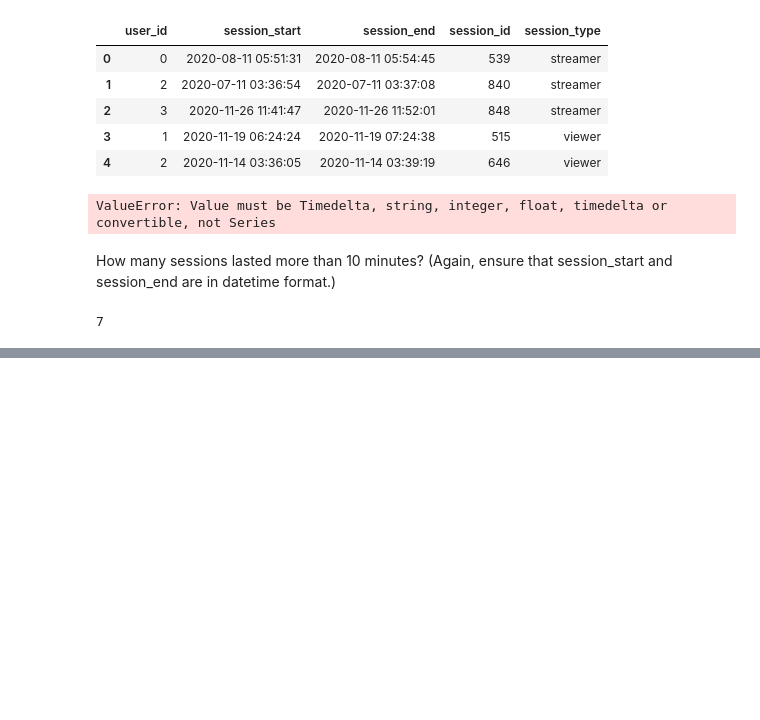
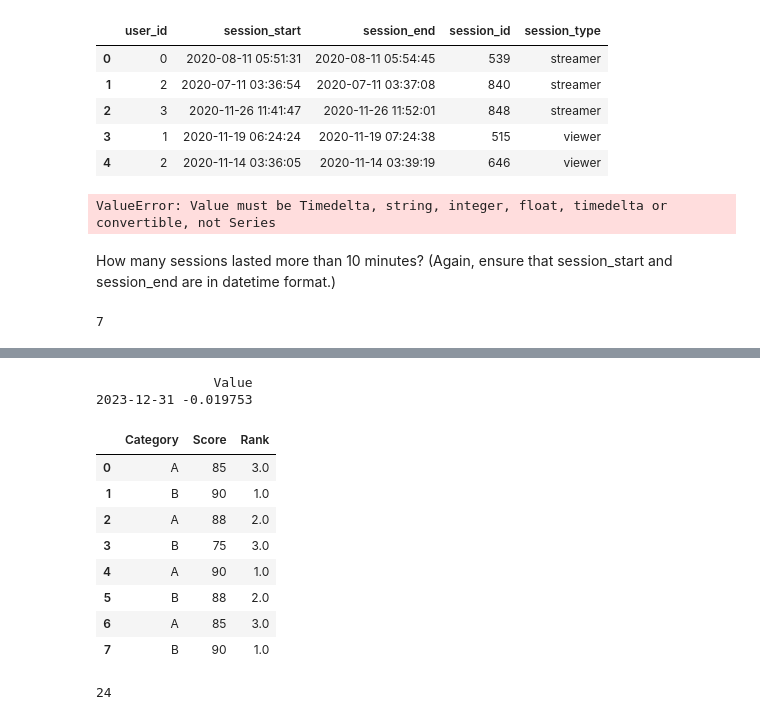
Before and after one commit to sandeepny441/transform_2023, a Jupyter notebook: pandas_repo/notebooks/stratascratch_1000/Uber/Untitled.ipynb, the cells around one changed output, grey strips where cells are left out. Drawn from its saved outputs; the diff is of its cells as text; code cells hidden in the pictures; blank space fills up the shorter version.

```diff
--- a/pandas_repo/notebooks/stratascratch_1000/Uber/Untitled.ipynb
+++ b/pandas_repo/notebooks/stratascratch_1000/Uber/Untitled.ipynb
@@ -168,0 +305,23 @@ total_seconds
+# %%
+monthly_data = data.resample('Y').mean()
+
+print(monthly_data)
+# %% [output]
+               Value
+2023-12-31 -0.019753
+# %%
+df
+# %% [output]
+|  | Category | Score | Rank |
+| 0 | A | 85 | 3.0 |
+| 1 | B | 90 | 1.0 |
+| 2 | A | 88 | 2.0 |
+| 3 | B | 75 | 3.0 |
+| 4 | A | 90 | 1.0 |
+| 5 | B | 88 | 2.0 |
+| 6 | A | 85 | 3.0 |
+| 7 | B | 90 | 1.0 |
+# %%
+df.notnull().sum().sum().sum().sum(
+# %% [output]
+24
```
Also changed, not shown: parts of 8 cells of this notebook.
